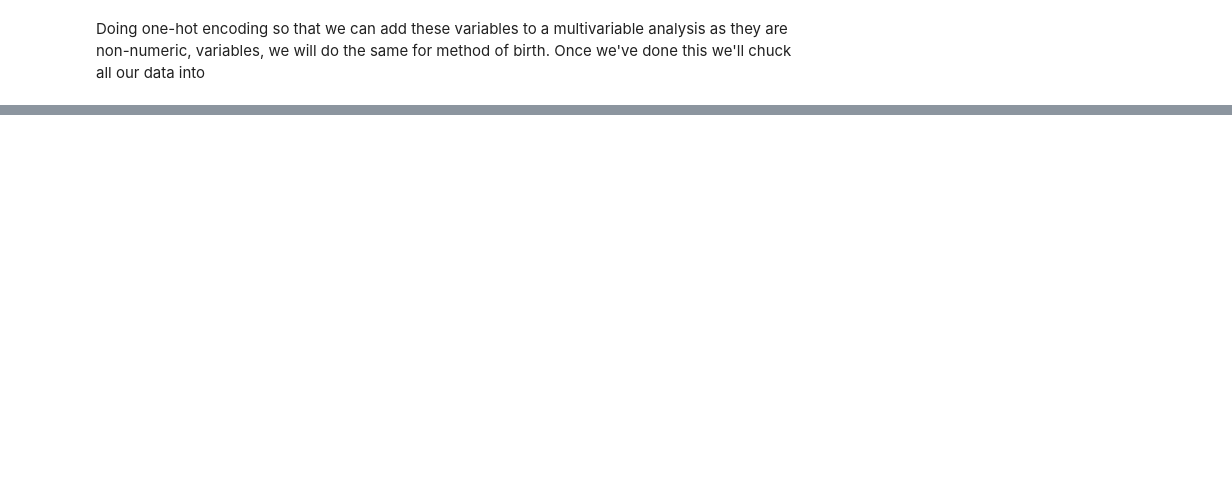
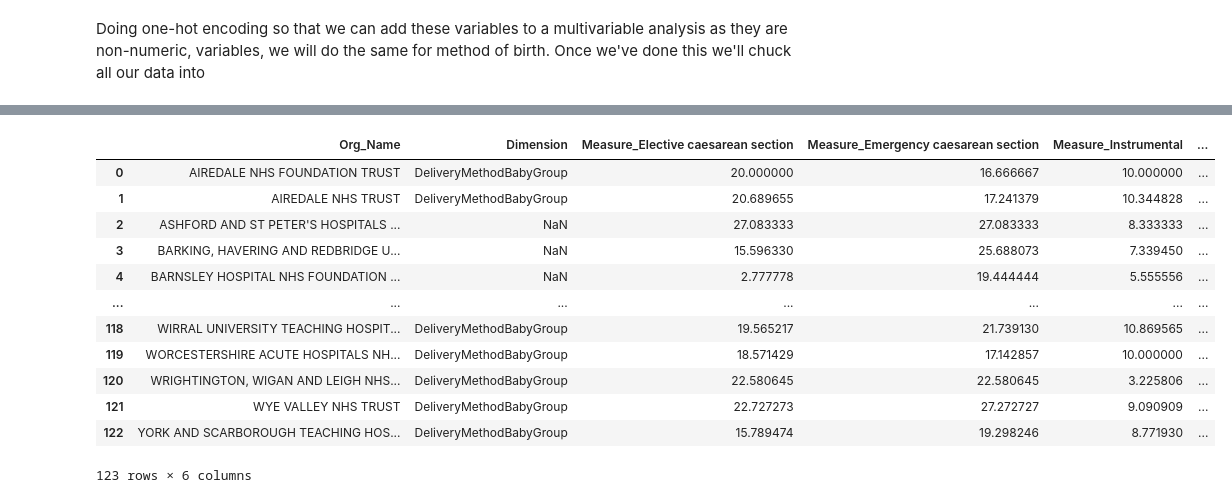
Before and after one commit to richardcornall/NHS-maternity-analysis, a Jupyter notebook: maternity analysis.ipynb, the cells around one changed output, grey strips where cells are left out. Drawn from its saved outputs; the diff is of its cells as text; code cells hidden in the pictures; blank space fills up the shorter version.

```diff
--- a/maternity analysis.ipynb
+++ b/maternity analysis.ipynb
@@ -701,0 +789,20 @@ df_encoded.head(50)
+# %%
+if 'Org_Name' in df_delivery_method_encoded.index.names:
+    df_delivery_method_encoded.fillna(value=0, inplace=True)
+
+# Check if 'Org_Name' is in the index and reset it if necessary for df_delivery_method_encoded1
+if 'Org_Name' in df_delivery_method_encoded1.index.names:
+    df_delivery_method_encoded.fillna(value=0, inplace=True)
+
+print("Columns in df_delivery_method_encoded:", df_delivery_method_encoded.columns)
+print("Columns in df_delivery_method_encoded1:", df_delivery_method_encoded1.columns)
+
+org_names_in_encoded = set(df_delivery_method_encoded['Org_Name'])
+org_names_in_encoded1 = set(df_delivery_method_encoded1['Org_Name'])
+
+# Find Org_Names that are in df_delivery_method_encoded1 but not in df_delivery_method_encoded
+missing_org_names = org_names_in_encoded1.difference(org_names_in_encoded)
+
+# Print the missing Org_Names
+print("Org_Names missing from df_delivery_method_encoded:")
+print(missing_org_names)
@@ -701,0 +820,16 @@ df_encoded.head(50)
+# %%
+df_delivery_method_encoded
+# %% [output]
+|  | Org_Name | Dimension | Measure_Elective caesarean section | Measure_Emergency caesarean section | Measure_Instrumental | ... |
+| 0 | AIREDALE NHS FOUNDATION TRUST | DeliveryMethodBabyGroup | 20.000000 | 16.666667 | 10.000000 | ... |
+| 1 | AIREDALE NHS TRUST | DeliveryMethodBabyGroup | 20.689655 | 17.241379 | 10.344828 | ... |
+| 2 | ASHFORD AND ST PETER'S HOSPITALS ... | NaN | 27.083333 | 27.083333 | 8.333333 | ... |
+| 3 | BARKING, HAVERING AND REDBRIDGE U... | NaN | 15.596330 | 25.688073 | 7.339450 | ... |
+| 4 | BARNSLEY HOSPITAL NHS FOUNDATION ... | NaN | 2.777778 | 19.444444 | 5.555556 | ... |
+| ... | ... | ... | ... | ... | ... | ... |
+| 118 | WIRRAL UNIVERSITY TEACHING HOSPIT... | DeliveryMethodBabyGroup | 19.565217 | 21.739130 | 10.869565 | ... |
+| 119 | WORCESTERSHIRE ACUTE HOSPITALS NH... | DeliveryMethodBabyGroup | 18.571429 | 17.142857 | 10.000000 | ... |
+| 120 | WRIGHTINGTON, WIGAN AND LEIGH NHS... | DeliveryMethodBabyGroup | 22.580645 | 22.580645 | 3.225806 | ... |
+| 121 | WYE VALLEY NHS TRUST | DeliveryMethodBabyGroup | 22.727273 | 27.272727 | 9.090909 | ... |
+| 122 | YORK AND SCARBOROUGH TEACHING HOS... | DeliveryMethodBabyGroup | 15.789474 | 19.298246 | 8.771930 | ... |
+123 rows × 6 columns
```
Also changed, not shown: parts of 17 cells of this notebook.
